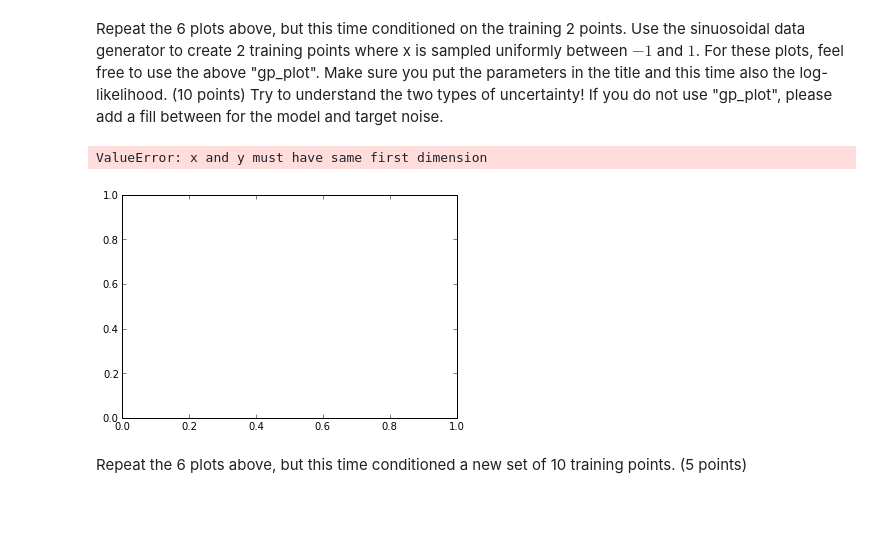
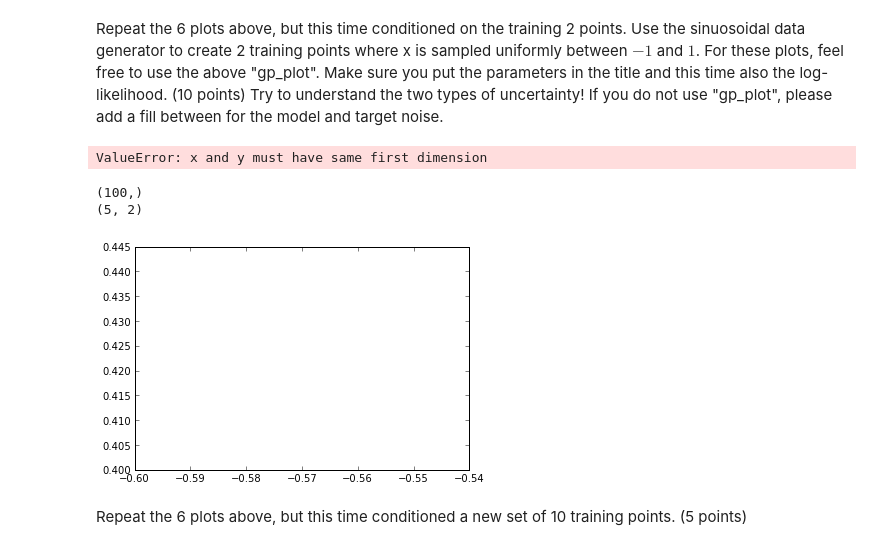
Before and after one commit to jaivalis/MLPR-Labs, a Jupyter notebook: Lab3/Lab3A-class.ipynb, the cells around one changed output. Drawn from its saved outputs; the diff is of its cells as text; code cells hidden in the pictures; blank space fills up the shorter version.

```diff
--- a/Lab3/Lab3A-class.ipynb
+++ b/Lab3/Lab3A-class.ipynb
@@ -274,16 +276,25 @@ def gp_plot( x_test, y_test, mu_test, var_test, x_train, t_train, theta, beta ):
 # %% [markdown]
 Repeat the 6 plots above, but this time conditioned on the training 2 points.  Use the sinuosoidal data generator to create 2 training points where x is sampled uniformly between $-1$ and $1$.  For these plots, feel free to use the above "gp_plot".  Make sure you put the parameters in the title and this time also the log-likelihood. (10 points)  Try to understand the two types of uncertainty!  If you do not use "gp_plot", please add a fill between for the model and target noise.
 # %%
-# generate 2 training points
-x_training2 = np.random.uniform(-1,1,2);
-x_test2 = np.random.uniform(-1,1,2); # what's x_test supposed to be? which shape?
-theta = [1,4,0,5]
-pred = gp_predictive_distribution(x_training2, x_test2, theta)
+training_points = np.random.uniform(-1, 1, 2) # generate 2 training points
+
+x_test2 = np.random.uniform(-1, 1, 2) # what's x_test supposed to be? which shape?
+
+theta = [1, 4, 0, 5]
+pred = gp_predictive_distribution(training_points, x_test2, theta)
 # they don't have the same shape, so it's not possible to plot with different numbers of x and y
-gp_plot(x_test, true_mean_function(x_test2),pred[3], pred[0], x_training, true_mean_function(x_training2), theta, beta)
+
+print shape(x_test)
+mean_function = pred[3]
+C = pred[0]
+for i in range(0, len(training_points)):
+    gp_plot(x_test2[i], true_mean_function(x_test2[i]), mean_function, C,\
+        x_training2[i], true_mean_function(x_training2[i]), theta, beta)
 # %% [output]
 ValueError: x and y must have same first dimension
+(100,)
+(5, 2)
-[figure, old version]
+[figure, new version]
 # %% [markdown]
 Repeat the 6 plots above, but this time conditioned a new set of 10 training points. (5 points)
 # %%
```
Also changed, not shown: parts of 5 cells of this notebook.
